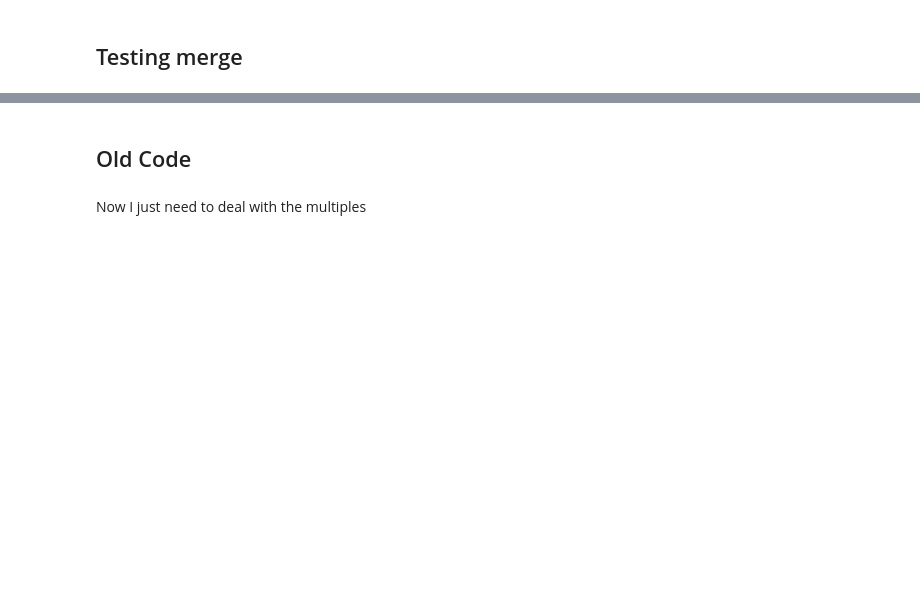
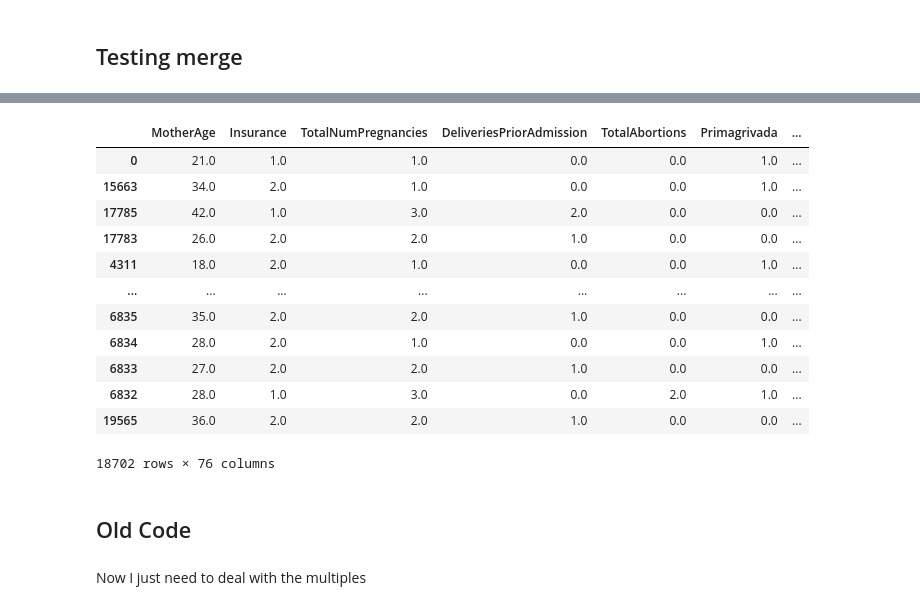
Before and after one commit to rachellb/Bennett_OUDSA5900, a Jupyter notebook: Descriptions/Momi Test.ipynb, the cells around one changed output, grey strips where cells are left out. Drawn from its saved outputs; the diff is of its cells as text; code cells hidden in the pictures; blank space fills up the shorter version.

```diff
--- a/Descriptions/Momi Test.ipynb
+++ b/Descriptions/Momi Test.ipynb
@@ -529,0 +606,36 @@ Name: Loc_NonDiagnostic, dtype: int64
+# %%
+
+# Dropping variables we won't be using
+join.drop(columns=['MOMI_ID', 'Delivery_Number_Per_Mother', 'InfantWeightGrams', 'Eclampsia',
+                       'GestAgeDelivery', 'DeliveryMethod', 'FetalDeath', 'OutcomeOfDelivery', 'DeliveryMethod',
+                       'PregRelatedHypertension', 'Mild_PE', 'Severe_PE', 'SIPE', 'High', 'PNV_BP', 'Has_Prenatal_Data',
+                       'Has_Ultrasound_PlacLoc', 'NICULOS', 'InfantWeightGrams','GestWeightCompare',
+                       'DELWKSGT', 'MMULGSTD', 'Systolic', 'Diastolic', 'Race', 'DeliveryYear',
+                       'PNV_Total_Number', 'MPostPartumComplications'], inplace=True)
+
+
+# Renaming Hypertensive variables for easier comparison
+hypMap = {'African': 0, 'Asian': 1,
+          'Native': 2, 'Polynesian': 3,
+          'White': 4}
+
+join['RaceCollapsed'] = join['RaceCollapsed'].map(hypMap)
+
+hypMap = {'F': 0, 'M': 1}
+join['InfSex'] = join['InfSex'].map(hypMap)
+# %%
+join
+# %% [output]
+|  | MotherAge | Insurance | TotalNumPregnancies | DeliveriesPriorAdmission | TotalAbortions | Primagrivada | ... |
+| 0 | 21.0 | 1.0 | 1.0 | 0.0 | 0.0 | 1.0 | ... |
+| 15663 | 34.0 | 2.0 | 1.0 | 0.0 | 0.0 | 1.0 | ... |
+| 17785 | 42.0 | 1.0 | 3.0 | 2.0 | 0.0 | 0.0 | ... |
+| 17783 | 26.0 | 2.0 | 2.0 | 1.0 | 0.0 | 0.0 | ... |
+| 4311 | 18.0 | 2.0 | 1.0 | 0.0 | 0.0 | 1.0 | ... |
+| ... | ... | ... | ... | ... | ... | ... | ... |
+| 6835 | 35.0 | 2.0 | 2.0 | 1.0 | 0.0 | 0.0 | ... |
+| 6834 | 28.0 | 2.0 | 1.0 | 0.0 | 0.0 | 1.0 | ... |
+| 6833 | 27.0 | 2.0 | 2.0 | 1.0 | 0.0 | 0.0 | ... |
+| 6832 | 28.0 | 1.0 | 3.0 | 0.0 | 2.0 | 1.0 | ... |
+| 19565 | 36.0 | 2.0 | 2.0 | 1.0 | 0.0 | 0.0 | ... |
+18702 rows × 76 columns
```
Also changed, not shown: parts of 21 cells of this notebook, 4 other files.
